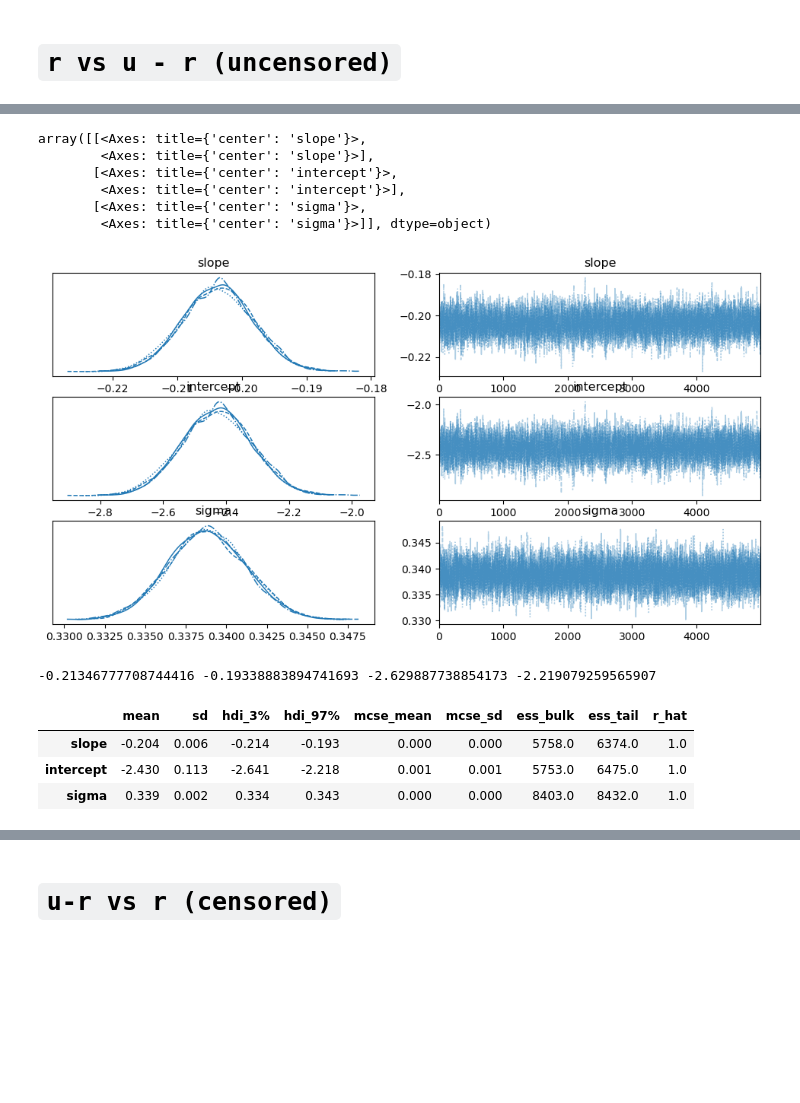
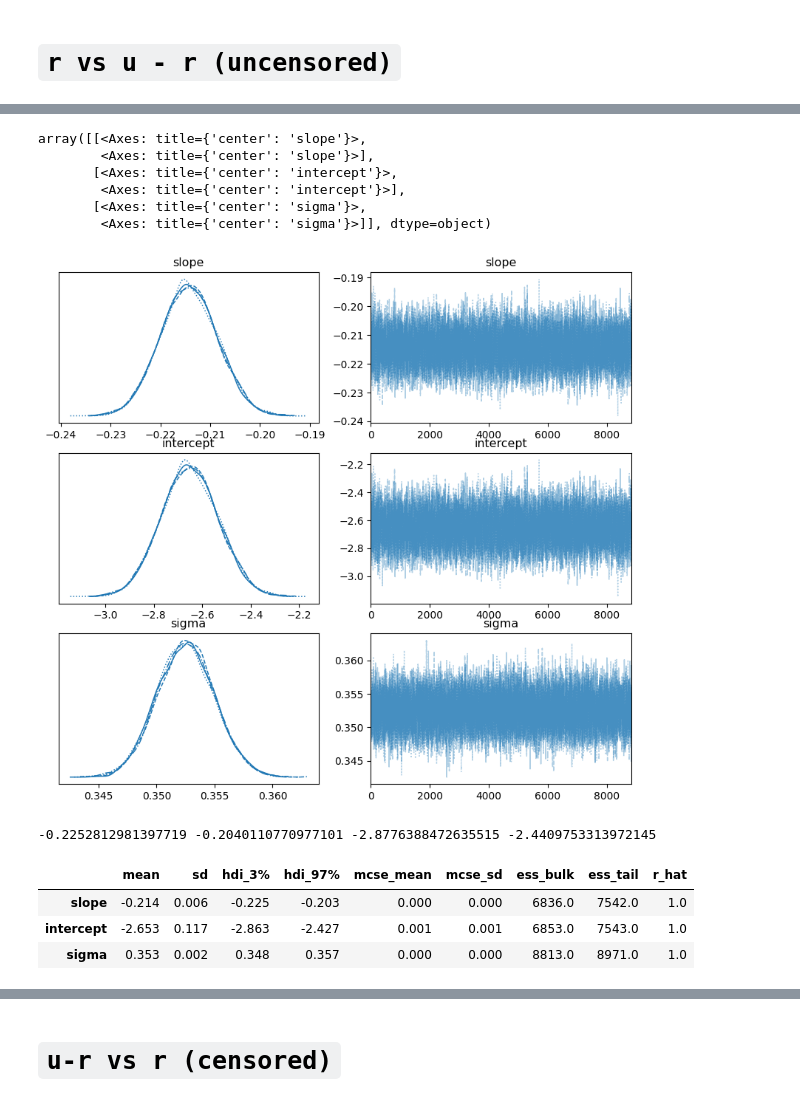
Before and after one commit to erobbtan/AST5731_PROJ3, a Jupyter notebook: PROJ3.ipynb, the cells around one changed output, grey strips where cells are left out. Drawn from its saved outputs; the diff is of its cells as text; code cells hidden in the pictures; blank space fills up the shorter version.

```diff
--- a/PROJ3.ipynb
+++ b/PROJ3.ipynb
@@ -114,11 +114,26 @@ def lregression(x, y):
         y_likelihood = pm.Normal("y_likelihood", mu=slope * x + intercept, sigma=sigma, observed=y)
 
     return model
+# %%
+# Minimum Effective Sample Size for model - we have 9: mean, lb, ub for slope, intercept, and sigma
+import pymc as pm
+import arviz as az
+from scipy.stats import chi2
+from scipy.special import gamma
+
+def minESS(p,alpha=0.05,epsilon=0.05):
+    X2=chi2.ppf(1-alpha, p)
+    min_num=np.rint(np.pi*(2./p/gamma(p/2))**(2/p)*X2/epsilon**2)
+    return min_num.astype(int)
+
+N_sample = minESS(9).astype(int)
+
+print('Minimum effective size:', N_sample)
 # %%
 q1_model = lregression(df['rMAG'], df['u-r'])
 
 with q1_model:
-    q1_fit = pm.sample(return_inferencedata=True, draws = 5000)
+    q1_fit = pm.sample(return_inferencedata=True, draws = N_sample)
 # %% [output]
 Auto-assigning NUTS sampler...
 Initializing NUTS using jitter+adapt_diag...
@@ -129,13 +144,13 @@ Sampling 4 chains for 1_000 tune and 5_000 draw iterations (4_000 + 20_000 draws
 # %%
-az.plot_trace(q1_fit)
+az.plot_trace(q1_fit, figsize=[10,9])
 # %% [output]
 array([[<Axes: title={'center': 'slope'}>,
         <Axes: title={'center': 'slope'}>],
        [<Axes: title={'center': 'intercept'}>,
         <Axes: title={'center': 'intercept'}>],
        [<Axes: title={'center': 'sigma'}>,
         <Axes: title={'center': 'sigma'}>]], dtype=object)
-[figure, old version]
+[figure, new version]
 # %%
 slope3=np.percentile(np.array(q1_fit["posterior"]["slope"])[0],3)
 slope97=np.percentile(np.array(q1_fit["posterior"]["slope"])[0],97)
@@ -143,15 +158,15 @@ intercept3=np.percentile(np.array(q1_fit["posterior"]["intercept"])[0],3)
 intercept97=np.percentile(np.array(q1_fit["posterior"]["intercept"])[0],97)
 print(slope3,slope97,intercept3,intercept97)
 # %% [output]
--0.21346777708744416 -0.19338883894741693 -2.629887738854173 -2.219079259565907
+-0.2252812981397719 -0.2040110770977101 -2.8776388472635515 -2.4409753313972145
 # %%
 summ=az.summary(q1_fit)
 summ
 # %% [output]
 |  | mean | sd | hdi_3% | hdi_97% | mcse_mean | mcse_sd | ess_bulk | ess_tail | r_hat |
-| slope | -0.204 | 0.006 | -0.214 | -0.193 | 0.000 | 0.000 | 5758.0 | 6374.0 | 1.0 |
-| intercept | -2.430 | 0.113 | -2.641 | -2.218 | 0.001 | 0.001 | 5753.0 | 6475.0 | 1.0 |
-| sigma | 0.339 | 0.002 | 0.334 | 0.343 | 0.000 | 0.000 | 8403.0 | 8432.0 | 1.0 |
+| slope | -0.214 | 0.006 | -0.225 | -0.203 | 0.000 | 0.000 | 6836.0 | 7542.0 | 1.0 |
+| intercept | -2.653 | 0.117 | -2.863 | -2.427 | 0.001 | 0.001 | 6853.0 | 7543.0 | 1.0 |
+| sigma | 0.353 | 0.002 | 0.348 | 0.357 | 0.000 | 0.000 | 8813.0 | 8971.0 | 1.0 |
 # %%
 def pp_plot(xx, yy, fit, ax,true=True):
     # plot posterior predicted... samples from posterior
```
Also changed, not shown: parts of 29 cells of this notebook.
